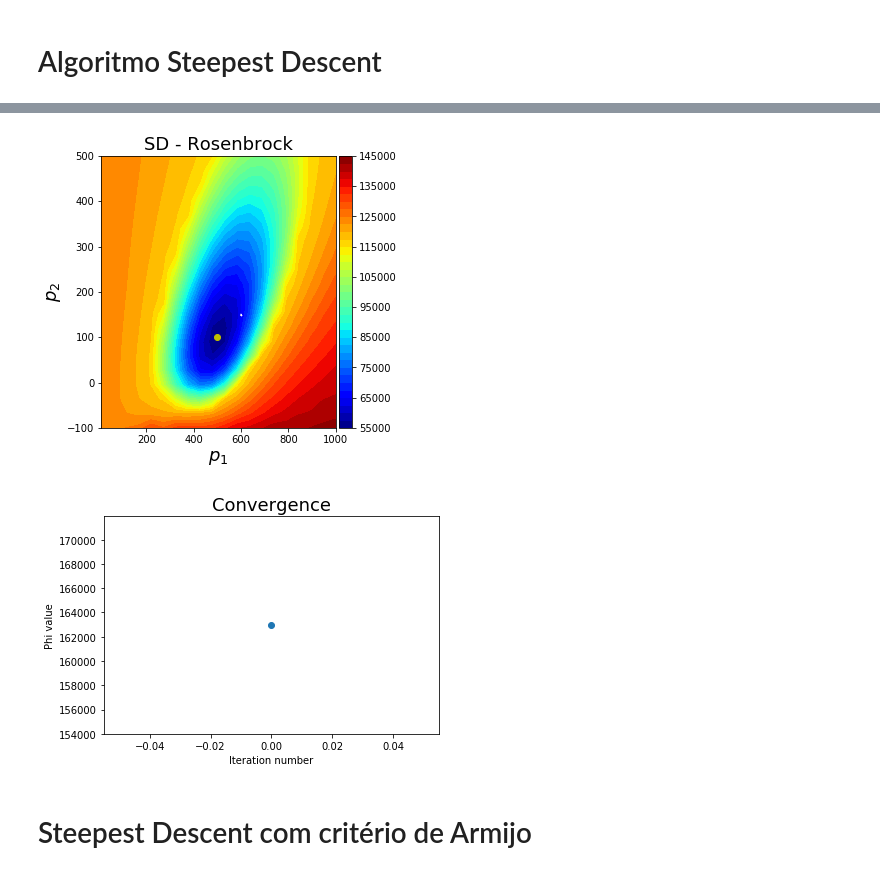
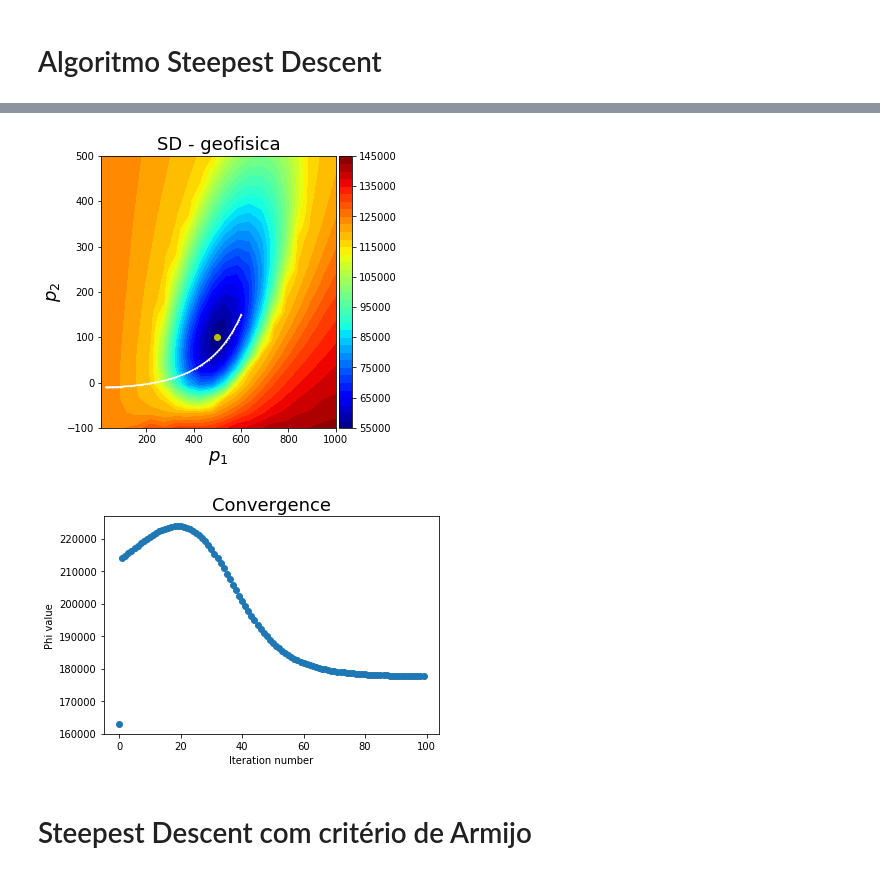
Before and after one commit to leobvital/non-linear-inversion, a Jupyter notebook: geo_SD.ipynb, the cells around one changed output, grey strips where cells are left out. Saved outputs shown, nothing was run; the diff lists cells and outputs as text; code cells hidden in the pictures.

```diff
--- a/geo_SD.ipynb
+++ b/geo_SD.ipynb
@@ -208,7 +208,7 @@ p01 = 600.
 p02 = 150.
 
 # incremento para as derivadas
-delta = 10.
+delta = 1.
 
 r = np.zeros(cylinder_model['M']) + p01 # radial distance for each vertice
 
@@ -240,7 +240,7 @@ phi_list = []
 # %% [markdown]
 # Algoritmo Steepest Descent
 # %%
-for i in range(1):
+for i in range(100):
     # calculando o valor da função e do gradiente em p0
     res = cylinder_data['data_noise'] - d0
     phi0 = np.sum(res*res)
@@ -272,17 +288,17 @@ for i in range(1):
 # %%
 #plot
 plt.figure(figsize=(5,5))
 plt.plot(500., 100., 'oy')
 plt.plot(p1_list, p2_list, '.w-', markersize=1)
-plt.title('SD - Rosenbrock', fontsize=18)
+plt.title('SD - geofisica', fontsize=18)
 plt.contourf(cylinder_data['p1'], cylinder_data['p2'], cylinder_data['phi_eq'], 40, cmap='jet')
 plt.xlabel('$p_1$', fontsize=18)
 plt.ylabel('$p_2$', fontsize=18)
 plt.colorbar(pad=0.01, aspect=20, shrink=1)
 plt.savefig('plot_rosenbrock.png', pad_inches=0.0)
 plt.show()
 # %% [output]
-[figure, old version]
+[figure, new version]
 # %%
 plt.title('Convergence', fontsize = 18)
 plt.xlabel('Iteration number')
@@ -291,7 +307,7 @@ plt.plot(phi_list, 'o')
 plt.savefig('convergence.png', dpi=300)
 plt.show()
 # %% [output]
-[figure, old version]
+[figure, new version]
 # %% [markdown]
 # Steepest Descent com critério de Armijo
 # %% [markdown]
```
Also changed, not shown: parts of 3 cells of this notebook, 4 other files.
